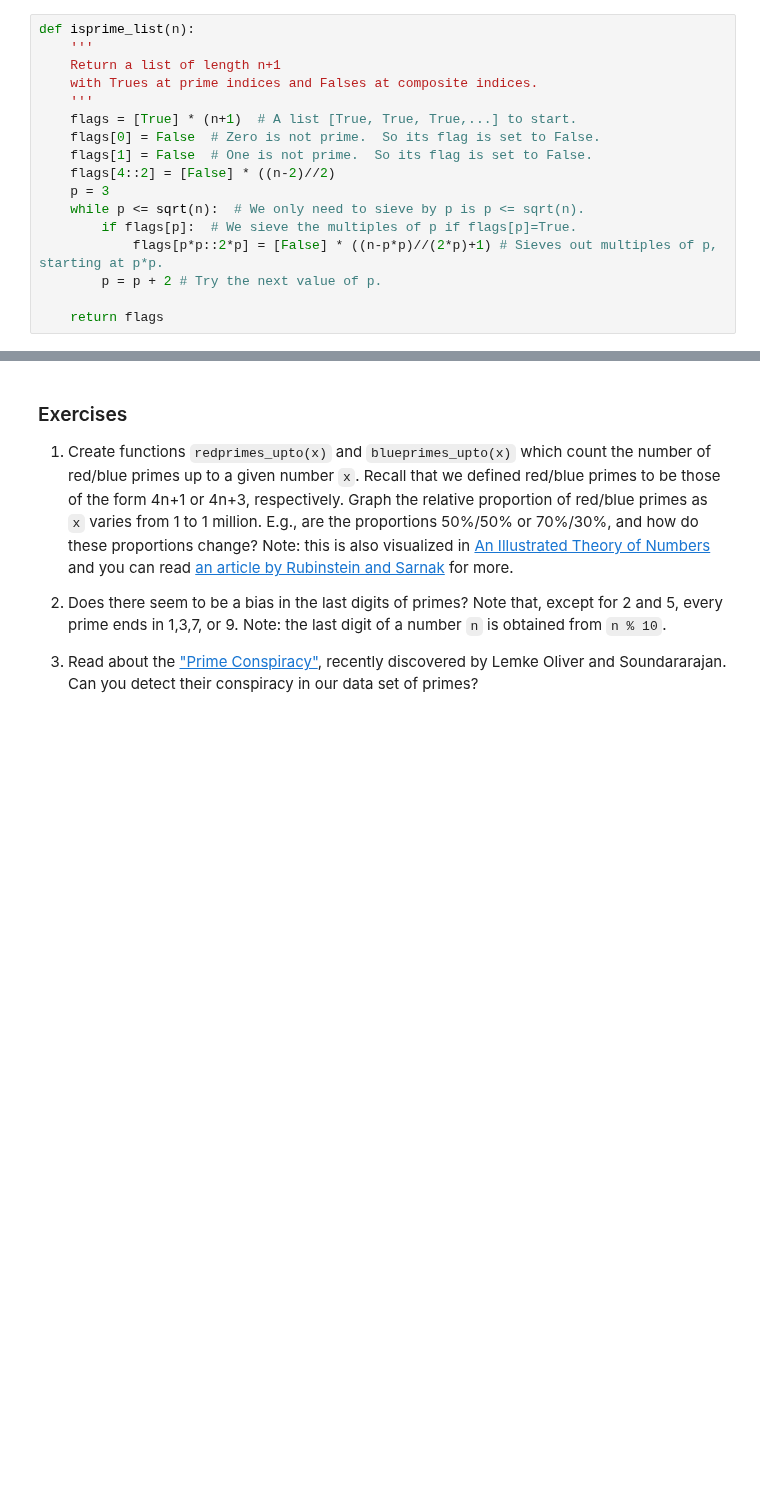
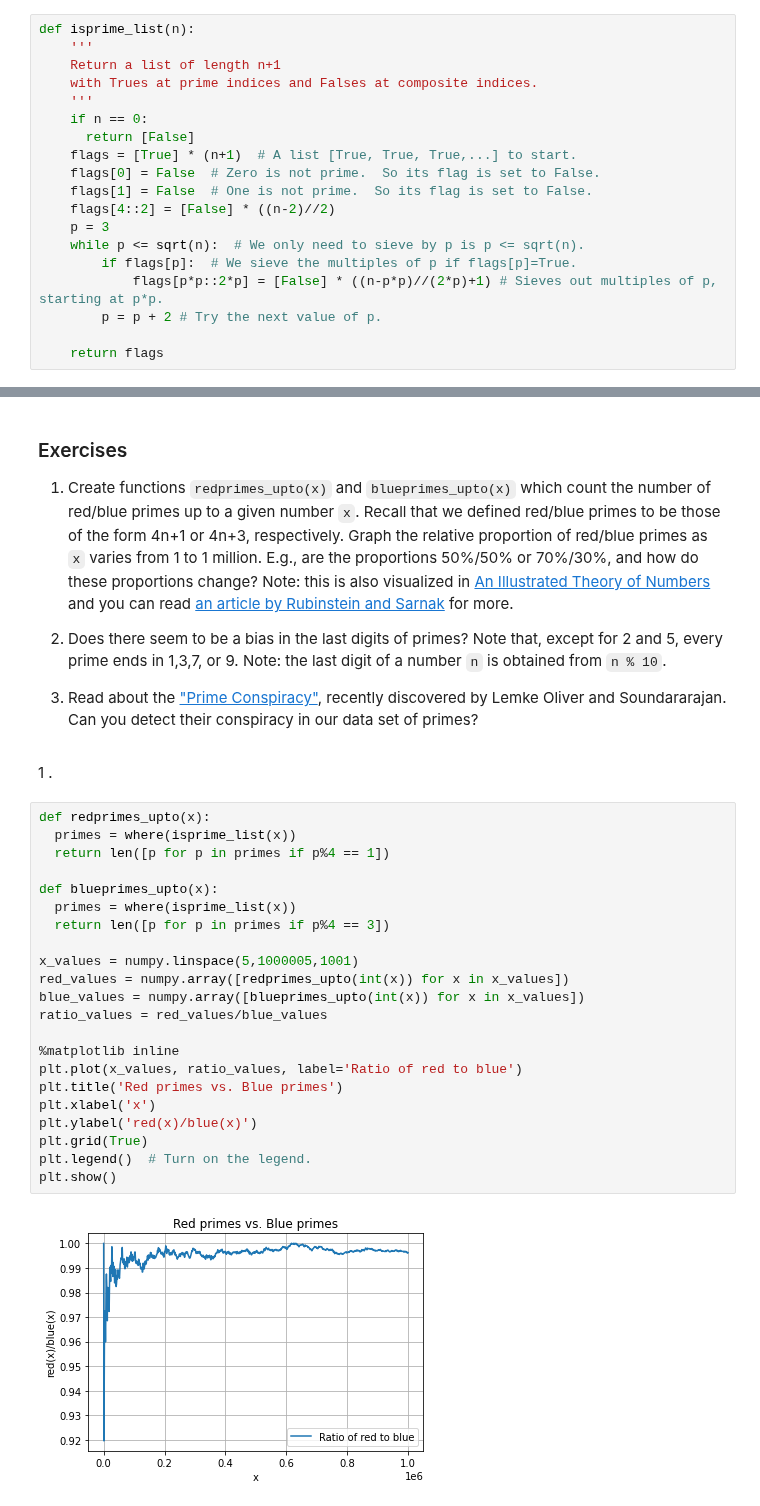
Before and after one commit to eric-huang5497/Math-152, a Jupyter notebook: P4M_Notebook_3.ipynb, the cells around one changed output, grey strips where cells are left out. Drawn from its saved outputs; the diff is of its cells as text; blank space fills up the shorter version.

```diff
--- a/P4M_Notebook_3.ipynb
+++ b/P4M_Notebook_3.ipynb
@@ -837,6 +837,8 @@ def isprime_list(n):
     Return a list of length n+1
     with Trues at prime indices and Falses at composite indices.
     '''
+    if n == 0:
+      return [False]
     flags = [True] * (n+1)  # A list [True, True, True,...] to start.
     flags[0] = False  # Zero is not prime.  So its flag is set to False.
     flags[1] = False  # One is not prime.  So its flag is set to False.
@@ -1195,3 +1197,29 @@ Observe that gaps of 2 (twin primes) are pretty frequent.  There are over 8000 o
 2.  Does there seem to be a bias in the last digits of primes?  Note that, except for 2 and 5, every prime ends in 1,3,7, or 9.  Note: the last digit of a number `n` is obtained from `n % 10`.
 
 3.  Read about the ["Prime Conspiracy"](https://www.quantamagazine.org/mathematicians-discover-prime-conspiracy-20160313), recently discovered by Lemke Oliver and Soundararajan.  Can you detect their conspiracy in our data set of primes?
+# %% [markdown]
+1 .
+# %%
+def redprimes_upto(x):
+  primes = where(isprime_list(x))
+  return len([p for p in primes if p%4 == 1])
+
+def blueprimes_upto(x):
+  primes = where(isprime_list(x))
+  return len([p for p in primes if p%4 == 3])
+
+x_values = numpy.linspace(5,1000005,1001)
+red_values = numpy.array([redprimes_upto(int(x)) for x in x_values])
+blue_values = numpy.array([blueprimes_upto(int(x)) for x in x_values])
+ratio_values = red_values/blue_values
+
+%matplotlib inline
+plt.plot(x_values, ratio_values, label='Ratio of red to blue')
+plt.title('Red primes vs. Blue primes')
+plt.xlabel('x')
+plt.ylabel('red(x)/blue(x)')
+plt.grid(True)
+plt.legend()  # Turn on the legend.
+plt.show()
+# %% [output]
+[figure, added]
```
